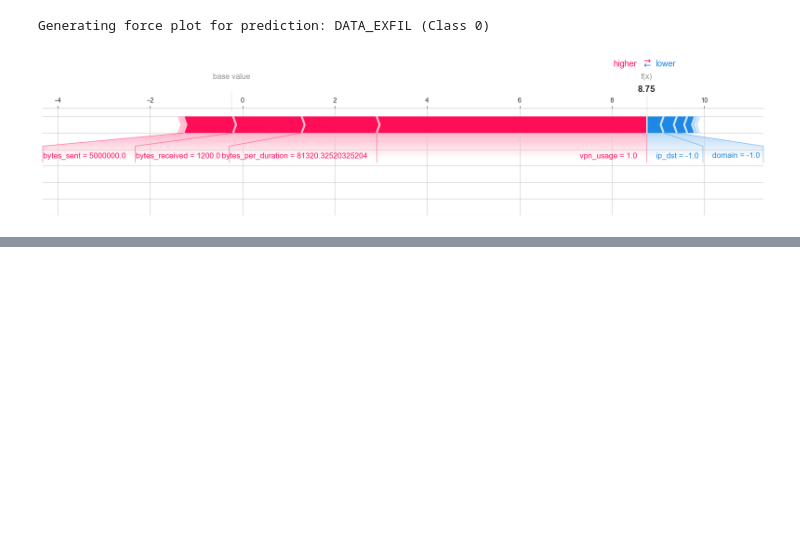
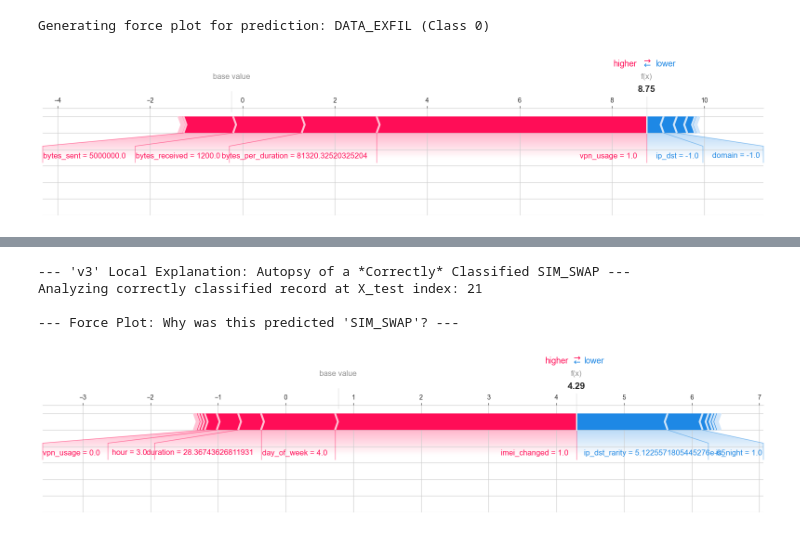
Before and after one commit to Rajan235/major_project, a Jupyter notebook: notebooks/modelv2.ipynb, the cells around one changed output, grey strips where cells are left out. Cells and saved outputs as stored; diff of their text form; code cells hidden in the pictures; blank space fills up the shorter version.

```diff
--- a/notebooks/modelv2.ipynb
+++ b/notebooks/modelv2.ipynb
@@ -1062,0 +1351,51 @@ Generating force plot for prediction: DATA_EXFIL (Class 0)
+# %%
+import shap
+import numpy as np
+import matplotlib.pyplot as plt
+
+print("--- 'v3' Local Explanation: Autopsy of a *Correctly* Classified SIM_SWAP ---")
+
+# 1. Find a correctly classified SIM_SWAP
+true_sim_swap_index = target_encoder_v3.transform(['SIM_SWAP'])[0]
+
+correctly_classified_indices = np.where(
+    (y_test == true_sim_swap_index) & (y_pred == true_sim_swap_index)
+)[0]
+
+if len(correctly_classified_indices) > 0:
+    # 2. Get the first correct record
+    record_index = correctly_classified_indices[0]
+    record_to_explain = X_test.iloc[[record_index]] # Get the DataFrame row
+
+    print(f"Analyzing correctly classified record at X_test index: {record_index}")
+
+    # 3. Calculate SHAP values for just this one record
+    shap_values_instance = explainer_v3.shap_values(record_to_explain)
+
+    # 4. Get the base value (average prediction)
+    base_value = explainer_v3.expected_value
+
+    # --- THIS IS THE PROOF ---
+
+    # 5. Create the force plot for 'SIM_SWAP'
+    print(f"\n--- Force Plot: Why was this predicted 'SIM_SWAP'? ---")
+
+    # Slice [sample 0, all features, for 'SIM_SWAP' class]
+    shap_values_for_sim_swap = shap_values_instance[0, :, true_sim_swap_index]
+
+    shap.force_plot(
+        base_value[true_sim_swap_index],
+        shap_values_for_sim_swap,
+        record_to_explain.iloc[0], # Pass the 1D Series of features
+        matplotlib=True
+    )
+    plt.show()
+
+else:
+    print("Could not find any correctly classified SIM_SWAP records to analyze.")
+# %% [output]
+--- 'v3' Local Explanation: Autopsy of a *Correctly* Classified SIM_SWAP ---
+Analyzing correctly classified record at X_test index: 21
+
+--- Force Plot: Why was this predicted 'SIM_SWAP'? ---
+[figure, added]
```
Also changed, not shown: parts of 9 cells of this notebook, 6 other files.
